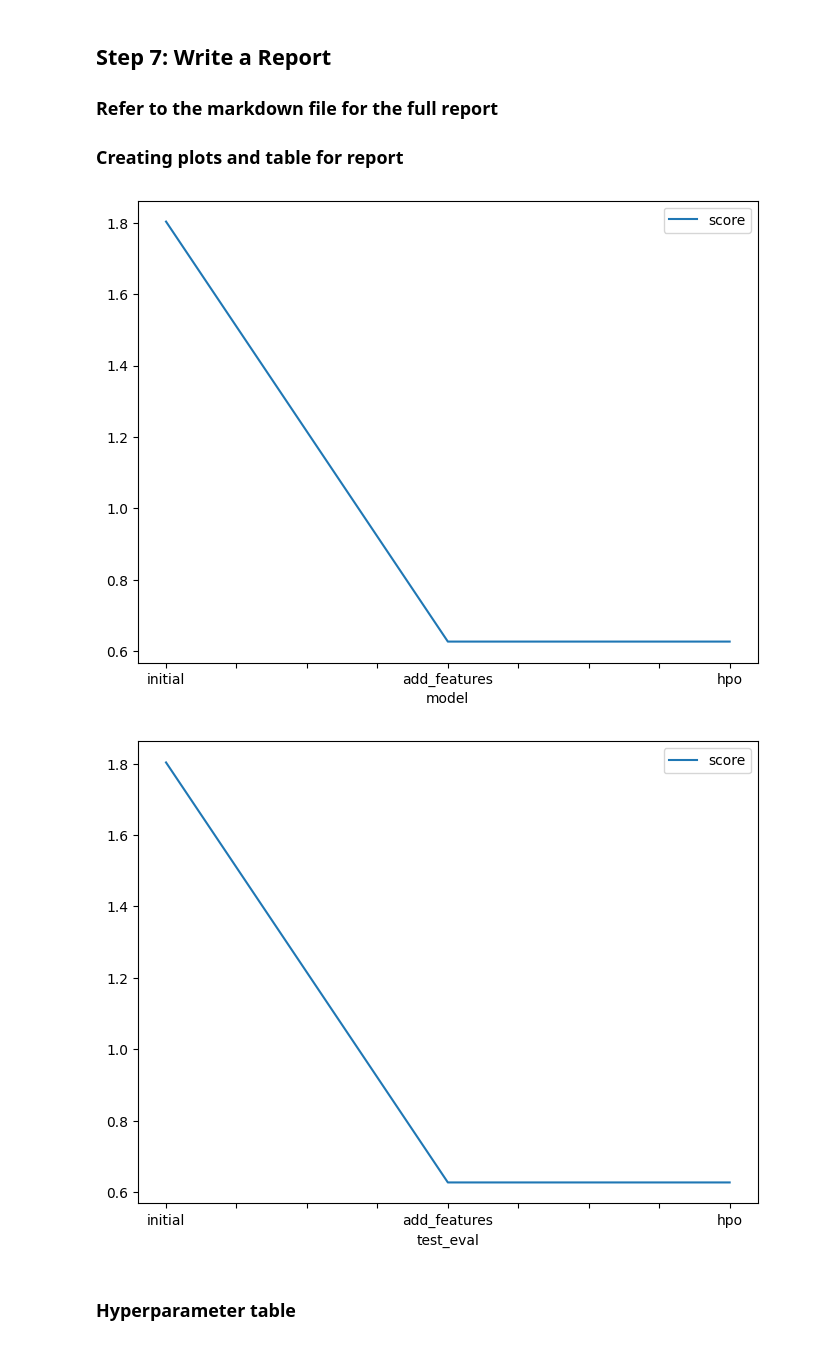
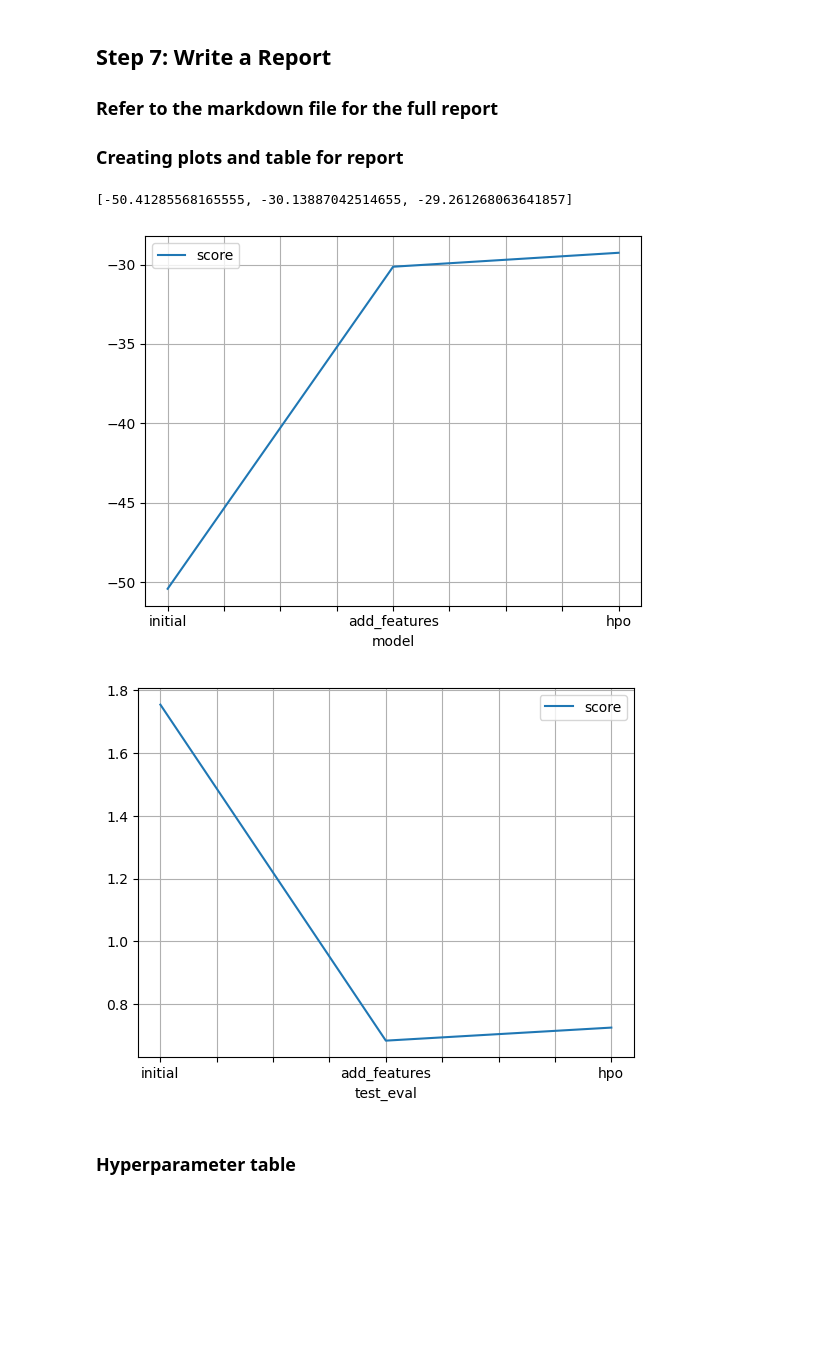
Before and after one commit to Jonikulov/udacity-aws-ai-ml, a Jupyter notebook: 1-intro-ml/project/project_notebook.ipynb, the cells around one changed output. Drawn from its saved outputs; the diff is of its cells as text; code cells hidden in the pictures; blank space fills up the shorter version.

```diff
--- a/1-intro-ml/project/project_notebook.ipynb
+++ b/1-intro-ml/project/project_notebook.ipynb
@@ -425,3 +462,27 @@ submission.csv               2023-05-31 17:07:32  first raw submission  complete
 * There are many options for hyper parameter optimization.
 * Options are to change the AutoGluon higher level parameters or the individual model hyperparameters.
 * The hyperparameters of the models themselves that are in AutoGluon. Those need the `hyperparameter` and `hyperparameter_tune_kwargs` arguments.
+# %%
+import seaborn as sns
+import matplotlib.pyplot as plt
+
+# Assuming your dataset is stored in a variable called 'train'
+correlation_matrix = train.corr()
+
+# Plot the scatter correlation matrix
+sns.set(style="ticks")
+sns.pairplot(train, kind="scatter")
+plt.show()
+# %%
+import seaborn as sns
+import matplotlib.pyplot as plt
+
+# Assuming your dataset is stored in a variable called 'train'
+correlation_matrix = train.corr()
+
+# Plot the heatmap correlation matrix
+sns.set(style="white")
+plt.figure(figsize=(10, 8))
+sns.heatmap(correlation_matrix, annot=True, cmap="coolwarm", fmt=".2f", linewidths=0.5)
+plt.title("Correlation Matrix")
+plt.show()
@@ -533,29 +716,35 @@ submission.csv               2023-05-31 17:07:32  first raw submission
 ## Step 7: Write a Report
 ### Refer to the markdown file for the full report
 ### Creating plots and table for report
+# %%
+[predictor.leaderboard(silent=True)['score_val'].max(),
+predictor_new_features.leaderboard(silent=True)['score_val'].max(),
+predictor_new_hpo.leaderboard(silent=True)['score_val'].max()]
+# %% [output]
+[-50.41285568165555, -30.13887042514655, -29.261268063641857]
 # %%
 # Taking the top model score from each training run and creating a line plot to show improvement
 # You can create these in the notebook and save them to PNG or use some other tool (e.g. google sheets, excel)
 fig = pd.DataFrame(
     {
         "model": ["initial", "add_features", "hpo"],
-        "score": [1.80344, 0.62668, 0.62668]
+        "score": [-50.41285568165555, -30.13887042514655, -29.261268063641857]
     }
-).plot(x="model", y="score", figsize=(8, 6)).get_figure()
+).plot(x="model", y="score", grid=True).get_figure()
 fig.savefig('model_train_score.png')
 # %% [output]
-[figure, old version]
+[figure, new version]
 # %%
 # Take the 3 kaggle scores and creating a line plot to show improvement
 fig = pd.DataFrame(
     {
         "test_eval": ["initial", "add_features", "hpo"],
-        "score": [1.80344, 0.62668, 0.62668]
+        "score": [1.75437, 0.6841, 0.72564]
     }
-).plot(x="test_eval", y="score", figsize=(8, 6)).get_figure()
+).plot(x="test_eval", y="score", grid=True).get_figure()
 fig.savefig('model_test_score.png')
 # %% [output]
-[figure, old version]
+[figure, new version]
 # %% [markdown]
 ### Hyperparameter table
 # %%
```
Also changed, not shown: parts of 53 cells of this notebook, 10 other files.
